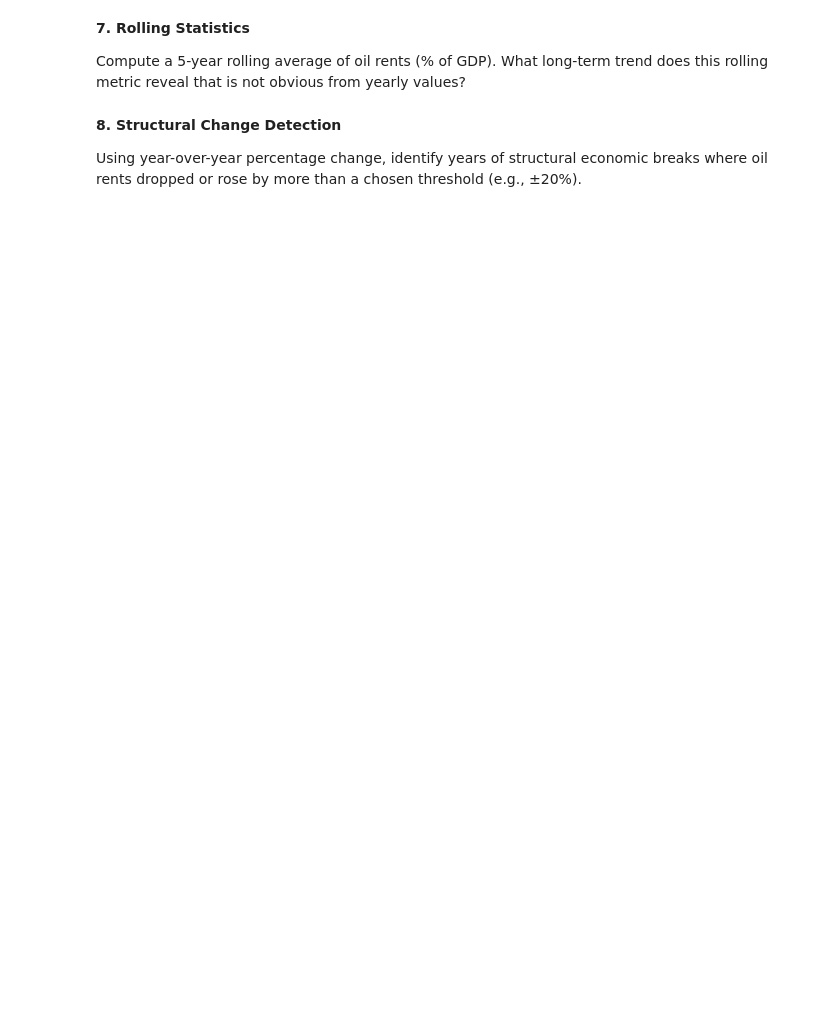
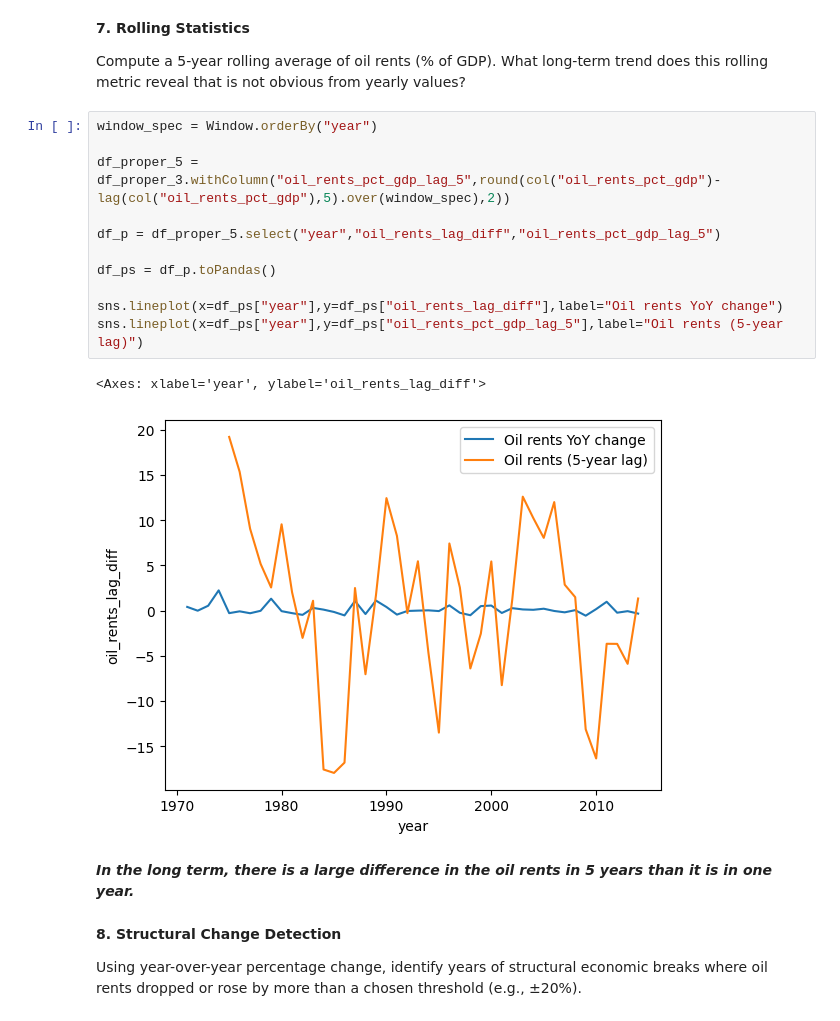
Before and after one commit to amithvardhan99/misc, a Jupyter notebook: Venezuela Resource Dependency & Economy(1960-2023)/notebook.ipynb, the cells around one changed output. Drawn from its saved outputs; the diff is of its cells as text; blank space fills up the shorter version.

```diff
--- a/Venezuela Resource Dependency & Economy(1960-2023)/notebook.ipynb
+++ b/Venezuela Resource Dependency & Economy(1960-2023)/notebook.ipynb
@@ -491,6 +505,22 @@ Identify the top 3 years in which Venezuela had the highest dependence on oil, c
 
 Compute a 5-year rolling average of oil rents (% of GDP).
 What long-term trend does this rolling metric reveal that is not obvious from yearly values?
+# %%
+window_spec = Window.orderBy("year")
+
+df_proper_5 = df_proper_3.withColumn("oil_rents_pct_gdp_lag_5",round(col("oil_rents_pct_gdp")-lag(col("oil_rents_pct_gdp"),5).over(window_spec),2))
+
+df_p = df_proper_5.select("year","oil_rents_lag_diff","oil_rents_pct_gdp_lag_5")
+
+df_ps = df_p.toPandas()
+
+sns.lineplot(x=df_ps["year"],y=df_ps["oil_rents_lag_diff"],label="Oil rents YoY change")
+sns.lineplot(x=df_ps["year"],y=df_ps["oil_rents_pct_gdp_lag_5"],label="Oil rents (5-year lag)")
+# %% [output]
+<Axes: xlabel='year', ylabel='oil_rents_lag_diff'>
+[figure, added]
+# %% [markdown]
+***In the long term, there is a large difference in the oil rents in 5 years than it is in one year.***
 # %% [markdown]
 **8. Structural Change Detection**
 
```
Also changed, not shown: parts of 10 cells of this notebook.
